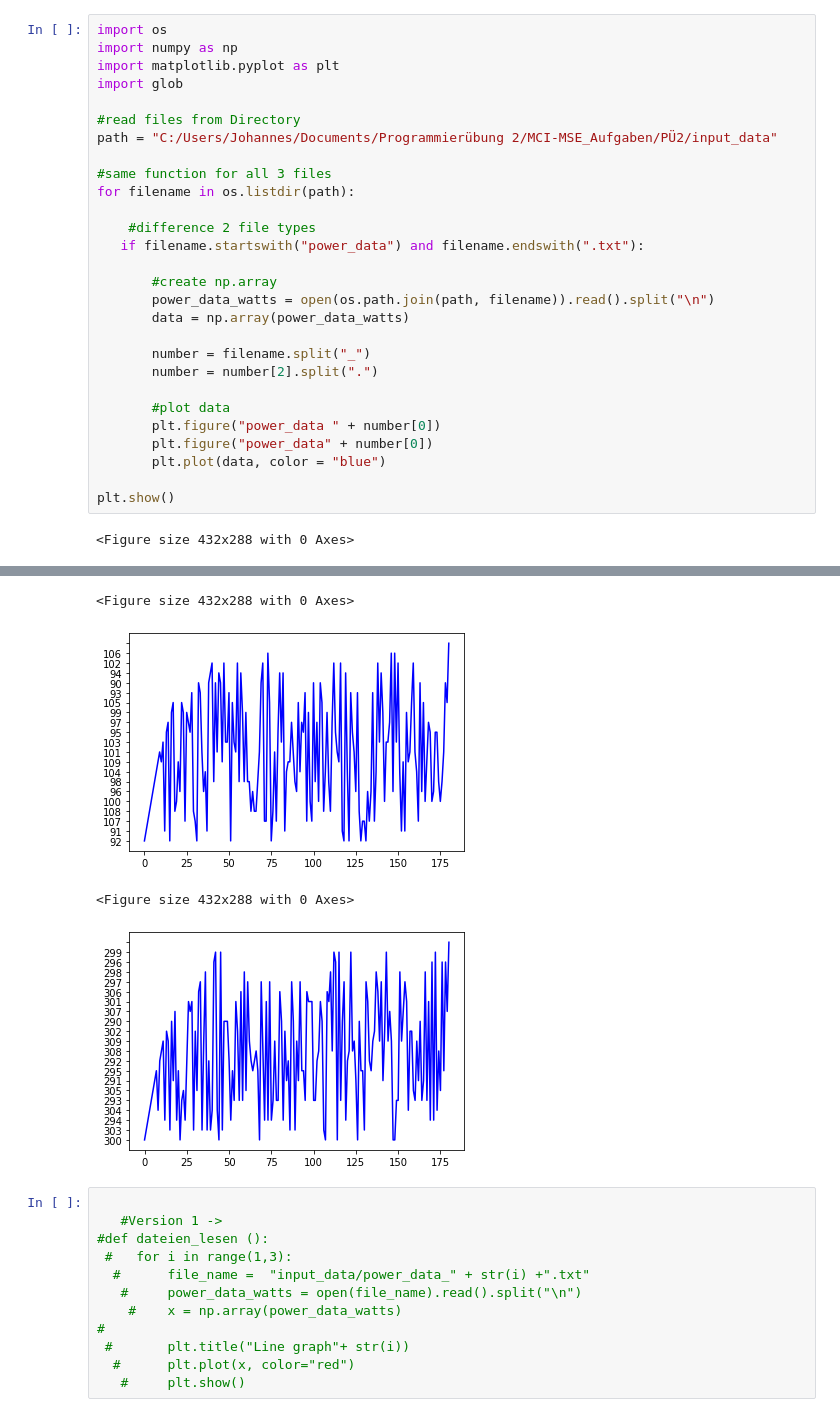
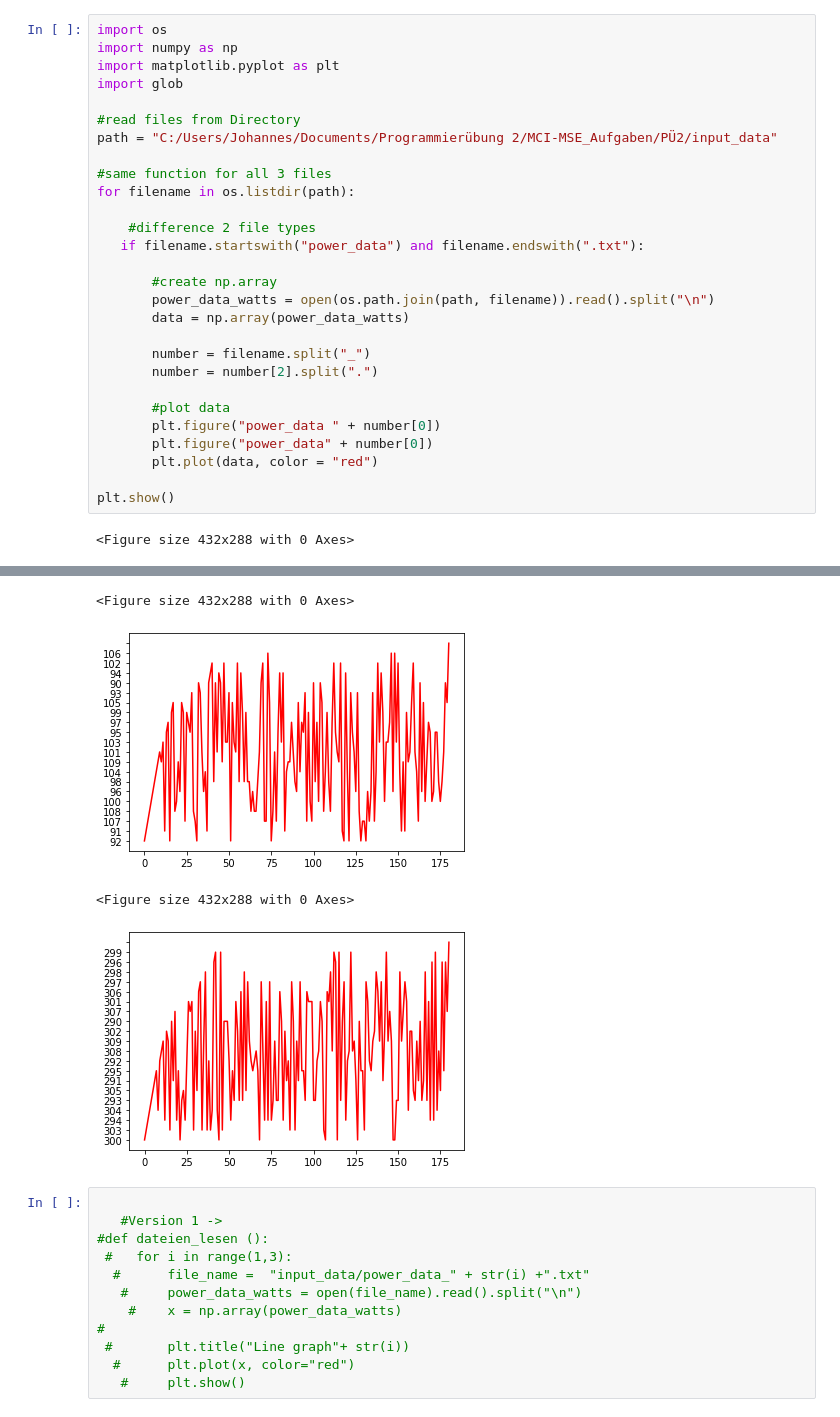
Before and after one commit to lillinml/MCI-MSE_Aufgaben, a Jupyter notebook: PÜ2/PUE2.2.ipynb, the cells around one changed output, grey strips where cells are left out. Cells and saved outputs as stored; diff of their text form.

Commit message:
Update Input Data / PUE2

```diff
--- a/PÜ2/PUE2.2.ipynb
+++ b/PÜ2/PUE2.2.ipynb
@@ -23,7 +23,7 @@ for filename in os.listdir(path):
        #plot data
        plt.figure("power_data " + number[0])
        plt.figure("power_data" + number[0])
-       plt.plot(data, color = "blue")
+       plt.plot(data, color = "red")
 
 plt.show()
 # %% [output]
@@ -32,7 +32,7 @@ plt.show()
 <Figure size 432x288 with 0 Axes>
-[figure, old version]
+[figure, new version]
 <Figure size 432x288 with 0 Axes>
-[figure, old version]
+[figure, new version]
 # %%
 
    #Version 1 ->
```
Also changed, not shown: parts of 1 cell of this notebook, 6 other files.
